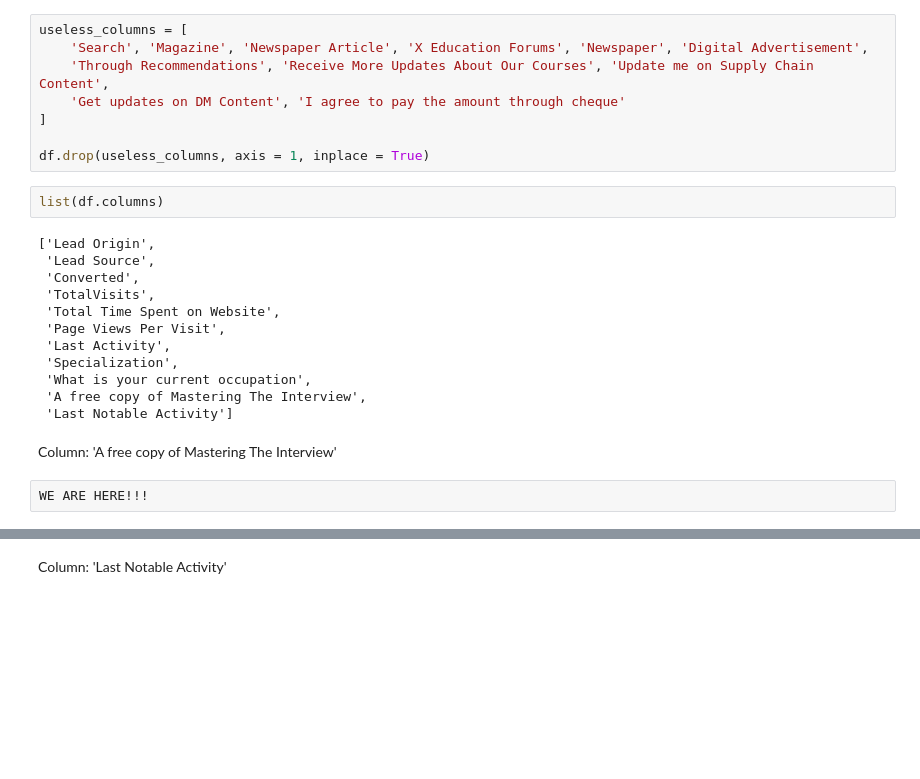
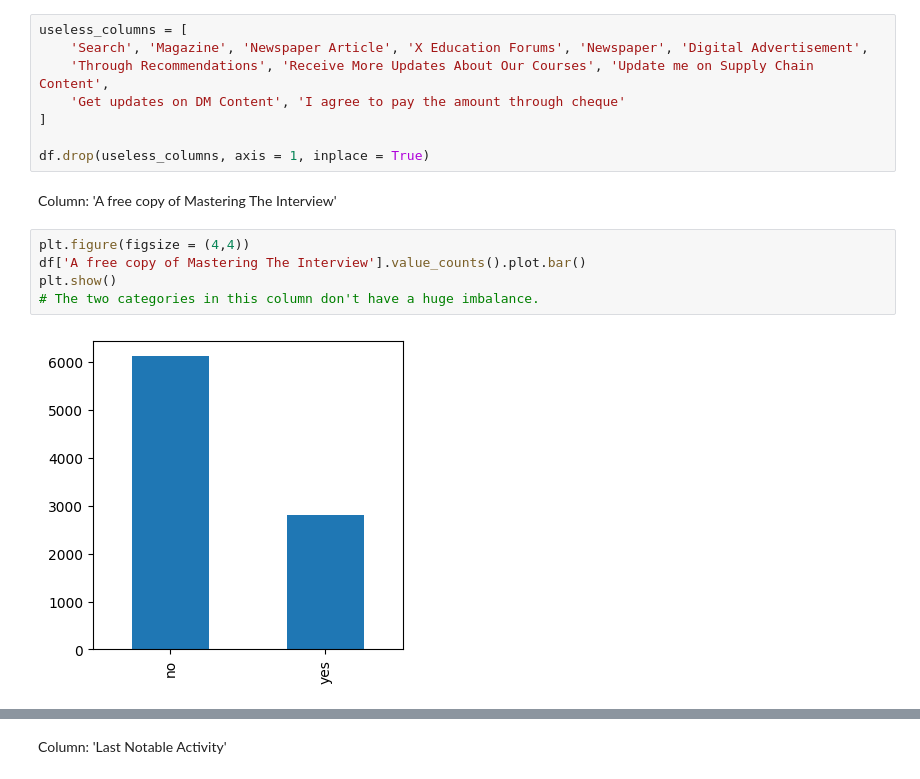
Before and after one commit to Sahil1776/Lead-Scoring-Case-Study, a Jupyter notebook: Model.ipynb, the cells around one changed output, grey strips where cells are left out. Cells and saved outputs as stored; diff of their text form; blank space fills up the shorter version.

```diff
--- a/Model.ipynb
+++ b/Model.ipynb
@@ -877,21 +874,12 @@ useless_columns = [
 ]
 
 df.drop(useless_columns, axis = 1, inplace = True)
-# %%
-list(df.columns)
-# %% [output]
-['Lead Origin',
- 'Lead Source',
- 'Converted',
- 'TotalVisits',
- 'Total Time Spent on Website',
- 'Page Views Per Visit',
- 'Last Activity',
- 'Specialization',
- 'What is your current occupation',
- 'A free copy of Mastering The Interview',
- 'Last Notable Activity']
 # %% [markdown]
 Column: 'A free copy of Mastering The Interview'
 # %%
-WE ARE HERE!!!
+plt.figure(figsize = (4,4))
+df['A free copy of Mastering The Interview'].value_counts().plot.bar()
+plt.show()
+# The two categories in this column don't have a huge imbalance.
+# %% [output]
+[figure, added]
```
Also changed, not shown: parts of 191 cells of this notebook, 2 other files.
